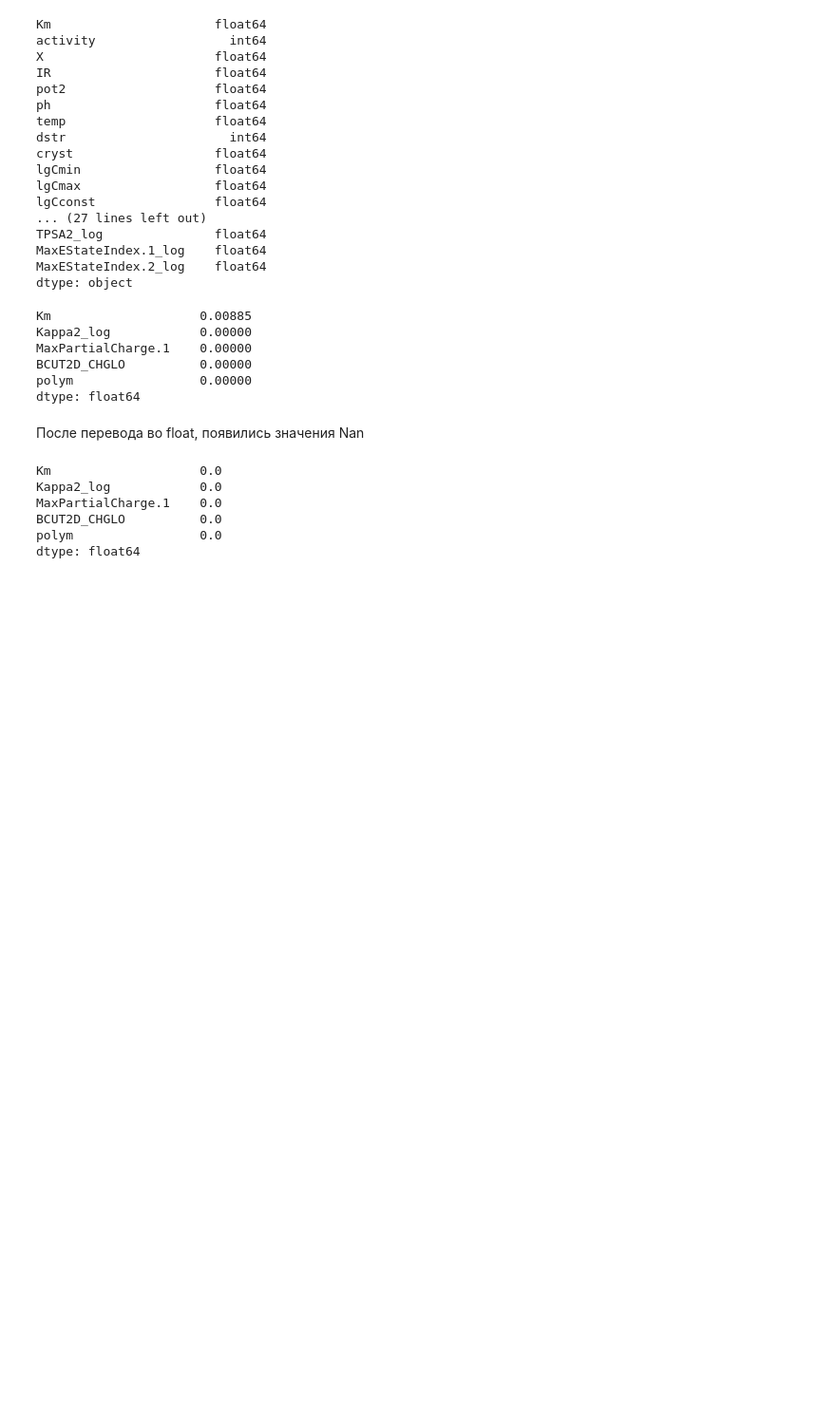
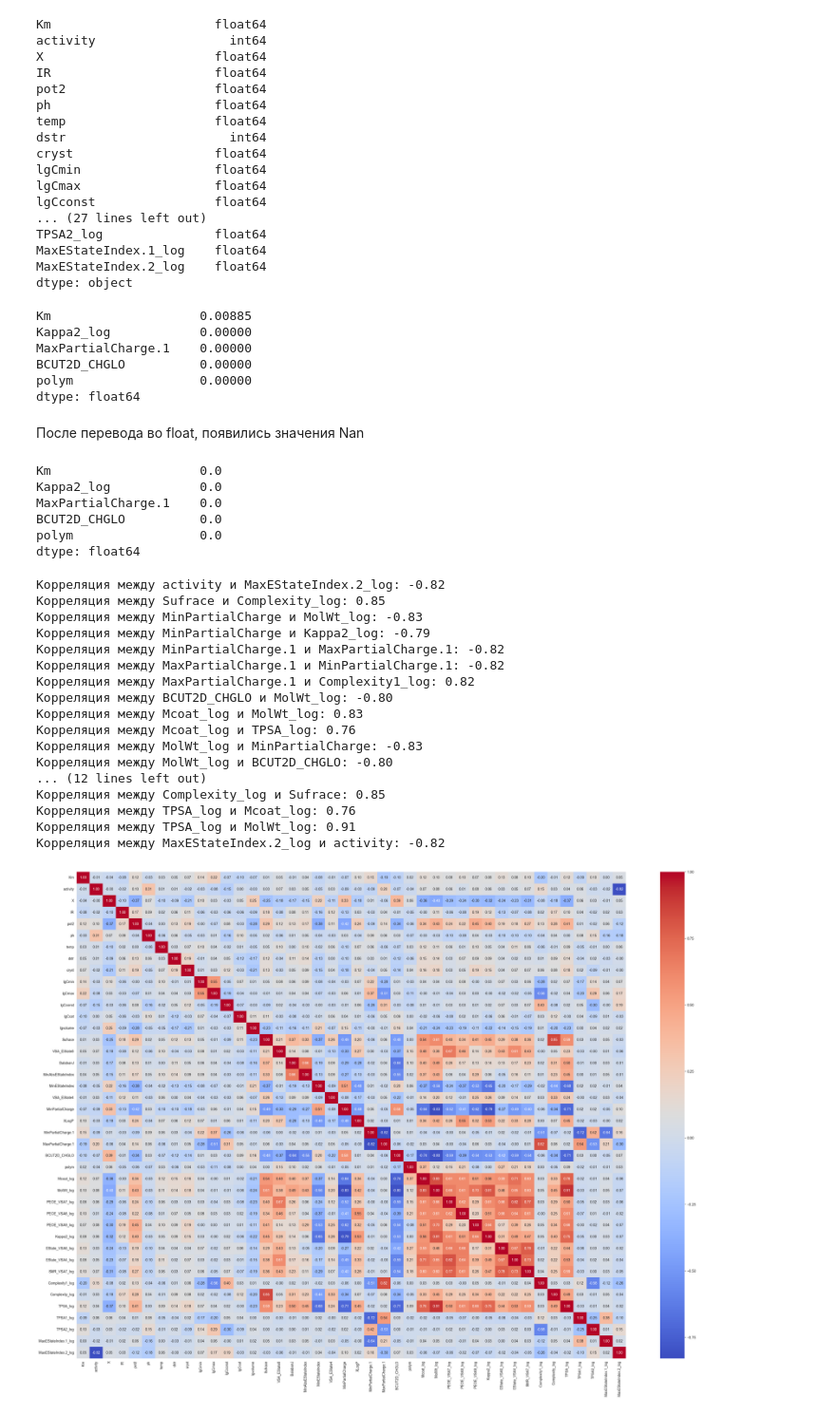
Before and after one commit to illhammm/Nanozymes1, a Jupyter notebook: Data_Preprocessing/data_preprocessing_Km.ipynb, the cells around one changed output. Shown at 95% size. Cells and saved outputs as stored; diff of their text form; code cells hidden in the pictures; blank space fills up the shorter version.

Commit message:
Анализирую корреляцию между значениями

```diff
--- a/Data_Preprocessing/data_preprocessing_Km.ipynb
+++ b/Data_Preprocessing/data_preprocessing_Km.ipynb
@@ -114,3 +114,45 @@ MaxPartialCharge.1    0.0
 BCUT2D_CHGLO          0.0
 polym                 0.0
 dtype: float64
+# %%
+# Построение матрицы корреляции
+correlation_matrix = df.corr()
+
+# Настройка размера графика
+plt.figure(figsize=(35, 25))
+
+# Создание тепловой карты
+sns.heatmap(correlation_matrix, annot=True, cmap="coolwarm", fmt=".2f")
+
+# Нахождение столбцов с корреляцией более 75%
+high_correlation = correlation_matrix[abs(correlation_matrix) > 0.75]
+
+# Фильтрация диагонали и столбцов, где корреляция с самим собой
+high_correlation = high_correlation[high_correlation < 1]
+
+# Вывод столбцов с корреляцией более 75%
+columns_with_high_correlation = high_correlation.stack().index
+for col1, col2 in columns_with_high_correlation:
+    print(f"Корреляция между {col1} и {col2}: {correlation_matrix.loc[col1, col2]:.2f}")
+
+# Отображение графика
+plt.show()
+# %% [output]
+Корреляция между activity и MaxEStateIndex.2_log: -0.82
+Корреляция между Sufrace и Complexity_log: 0.85
+Корреляция между MinPartialCharge и MolWt_log: -0.83
+Корреляция между MinPartialCharge и Kappa2_log: -0.79
+Корреляция между MinPartialCharge.1 и MaxPartialCharge.1: -0.82
+Корреляция между MaxPartialCharge.1 и MinPartialCharge.1: -0.82
+Корреляция между MaxPartialCharge.1 и Complexity1_log: 0.82
+Корреляция между BCUT2D_CHGLO и MolWt_log: -0.80
+Корреляция между Mcoat_log и MolWt_log: 0.83
+Корреляция между Mcoat_log и TPSA_log: 0.76
+Корреляция между MolWt_log и MinPartialCharge: -0.83
+Корреляция между MolWt_log и BCUT2D_CHGLO: -0.80
+... (12 lines left out)
+Корреляция между Complexity_log и Sufrace: 0.85
+Корреляция между TPSA_log и Mcoat_log: 0.76
+Корреляция между TPSA_log и MolWt_log: 0.91
+Корреляция между MaxEStateIndex.2_log и activity: -0.82
+[figure, added]
```
